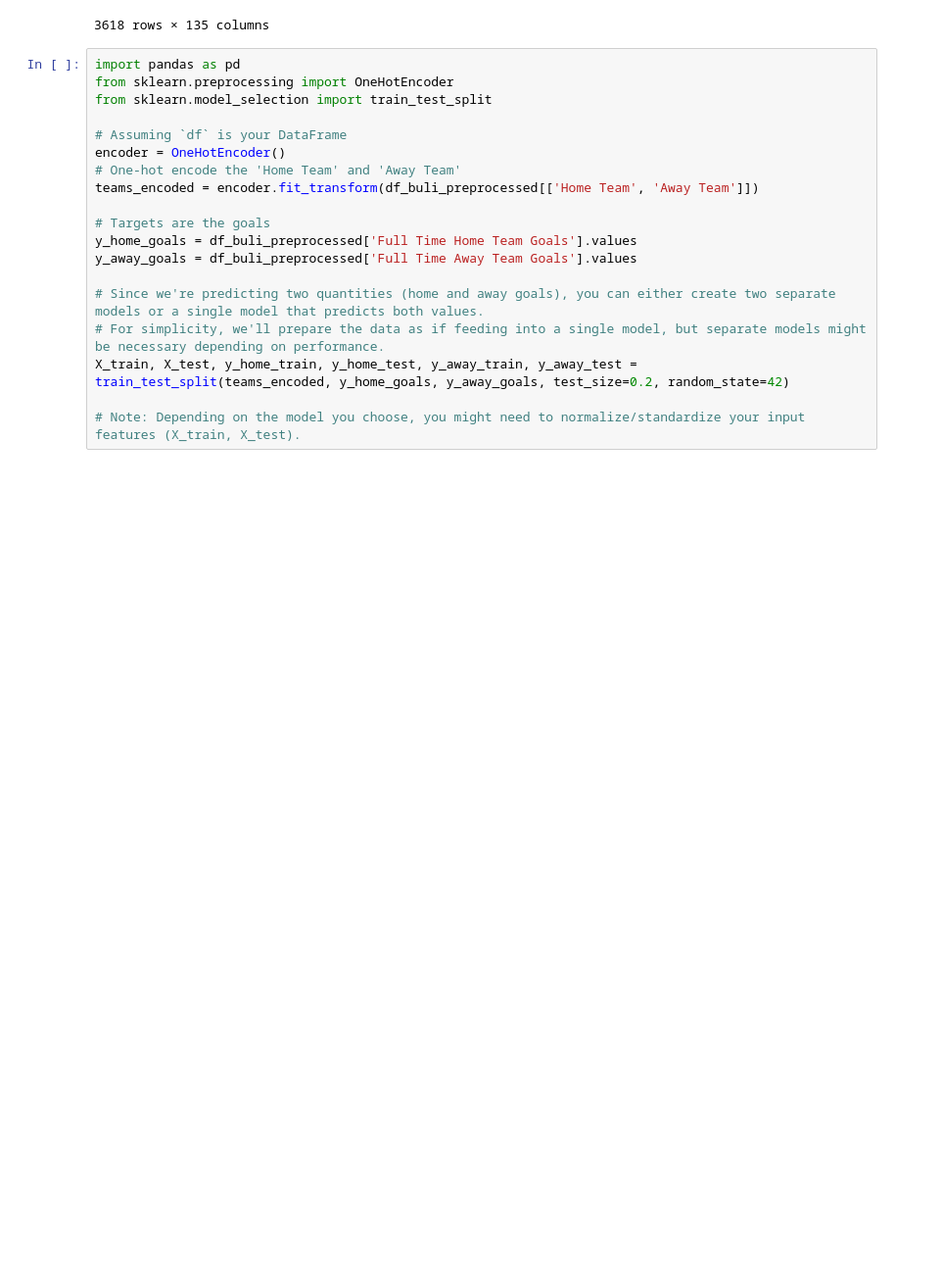
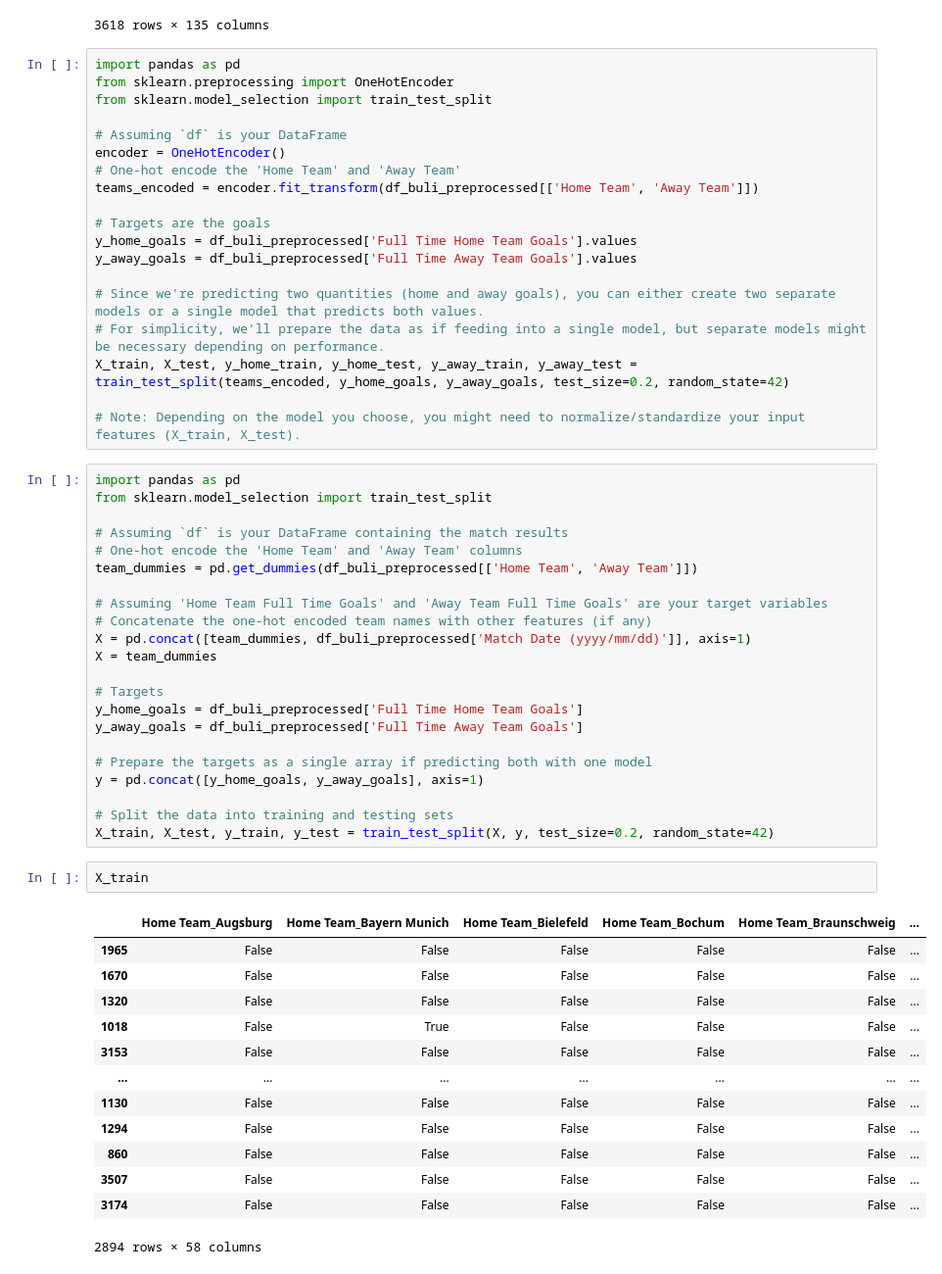
Before and after one commit to ElGarno/BuLi_predict, a Jupyter notebook: notebooks/exploratory.ipynb, the cells around one changed output. Shown at 98% size. Drawn from its saved outputs; the diff is of its cells as text; blank space fills up the shorter version.

```diff
--- a/notebooks/exploratory.ipynb
+++ b/notebooks/exploratory.ipynb
@@ -189,3 +189,41 @@ y_away_goals = df_buli_preprocessed['Full Time Away Team Goals'].values
 X_train, X_test, y_home_train, y_home_test, y_away_train, y_away_test = train_test_split(teams_encoded, y_home_goals, y_away_goals, test_size=0.2, random_state=42)
 
 # Note: Depending on the model you choose, you might need to normalize/standardize your input features (X_train, X_test).
+# %%
+import pandas as pd
+from sklearn.model_selection import train_test_split
+
+# Assuming `df` is your DataFrame containing the match results
+# One-hot encode the 'Home Team' and 'Away Team' columns
+team_dummies = pd.get_dummies(df_buli_preprocessed[['Home Team', 'Away Team']])
+
+# Assuming 'Home Team Full Time Goals' and 'Away Team Full Time Goals' are your target variables
+# Concatenate the one-hot encoded team names with other features (if any)
+X = pd.concat([team_dummies, df_buli_preprocessed['Match Date (yyyy/mm/dd)']], axis=1)
+X = team_dummies
+
+# Targets
+y_home_goals = df_buli_preprocessed['Full Time Home Team Goals']
+y_away_goals = df_buli_preprocessed['Full Time Away Team Goals']
+
+# Prepare the targets as a single array if predicting both with one model
+y = pd.concat([y_home_goals, y_away_goals], axis=1)
+
+# Split the data into training and testing sets
+X_train, X_test, y_train, y_test = train_test_split(X, y, test_size=0.2, random_state=42)
+# %%
+X_train
+# %% [output]
+|  | Home Team_Augsburg | Home Team_Bayern Munich | Home Team_Bielefeld | Home Team_Bochum | Home Team_Braunschweig | ... |
+| 1965 | False | False | False | False | False | ... |
+| 1670 | False | False | False | False | False | ... |
+| 1320 | False | False | False | False | False | ... |
+| 1018 | False | True | False | False | False | ... |
+| 3153 | False | False | False | False | False | ... |
+| ... | ... | ... | ... | ... | ... | ... |
+| 1130 | False | False | False | False | False | ... |
+| 1294 | False | False | False | False | False | ... |
+| 860 | False | False | False | False | False | ... |
+| 3507 | False | False | False | False | False | ... |
+| 3174 | False | False | False | False | False | ... |
+2894 rows × 58 columns
```
Also changed, not shown: parts of 8 cells of this notebook.
